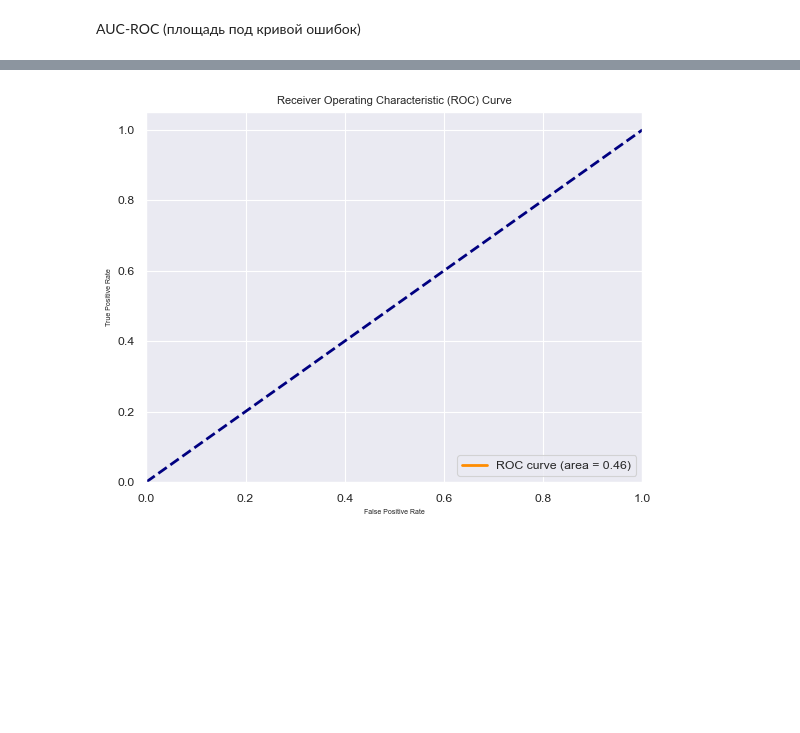
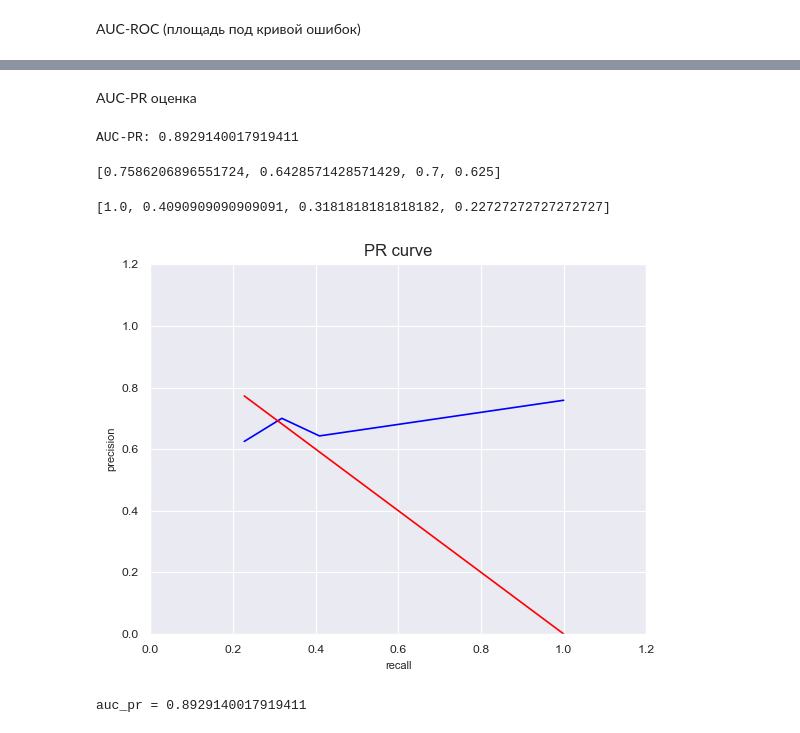
Before and after one commit to KorlevDenS/AI_labs, a Jupyter notebook: decision_trees/decision_trees.ipynb, the cells around one changed output, grey strips where cells are left out. Saved outputs shown, nothing was run; the diff lists cells and outputs as text; code cells hidden in the pictures; blank space fills up the shorter version.

```diff
--- a/decision_trees/decision_trees.ipynb
+++ b/decision_trees/decision_trees.ipynb
@@ -629,4 +556,28 @@ def auc_roc_curve(true_labels, predicted_scores):
-# %%
-auc_roc_curve(Y_test.values, prediction)
-# %% [output]
-[figure, removed]
+# %% [markdown]
+AUC-PR оценка
+# %%
+def calculate_auc_pr(y_true, y_pred):
+    # Сортируем предсказанные значения по убыванию
+    sorted_indices = sorted(range(len(y_pred)), key=lambda k: y_pred[k], reverse=True)
+    y_true_sorted = [y_true[i] for i in sorted_indices]
+
+    # Вычисляем сумму точности и полноты
+    precision_sum = 0
+    recall_sum = 0
+    auc_pr = 0
+
+    for i in range(len(y_true_sorted)):
+        if y_true_sorted[i] == 1:
+            precision_sum += 1
+            recall_sum += 1
+            auc_pr += precision_sum / (i + 1)
+
+    if precision_sum == 0:
+        return 0
+
+    return auc_pr / precision_sum
+
+
+print("AUC-PR:", calculate_auc_pr(Y_test.values, prediction))
+# %% [output]
+AUC-PR: 0.8929140017919411
@@ -632,0 +647,25 @@ auc_roc_curve(Y_test.values, prediction)
+# %%
+precisions = get_all_precisions(np.unique(probas), Y_test, probas)
+recalls = get_all_recalls(np.unique(probas), Y_test, probas)
+# %%
+precisions
+# %% [output]
+[0.7586206896551724, 0.6428571428571429, 0.7, 0.625]
+# %%
+recalls
+# %% [output]
+[1.0, 0.4090909090909091, 0.3181818181818182, 0.22727272727272727]
+# %%
+plt.title('PR curve', fontsize=12)
+plt.xlabel('recall', fontsize=8)
+plt.ylabel('precision', fontsize=8)
+plt.plot(recalls, precisions, 'b', recalls, [1 - i for i in recalls], 'r')
+plt.xlim(0, 1.2)
+plt.ylim(0, 1.2)
+plt.show()
+# %% [output]
+[figure, added]
+# %%
+print(f'auc_pr = {calculate_auc_pr(Y_test.values, prediction)}')
+# %% [output]
+auc_pr = 0.8929140017919411
```
Also changed, not shown: parts of 26 cells of this notebook, 2 other files.
